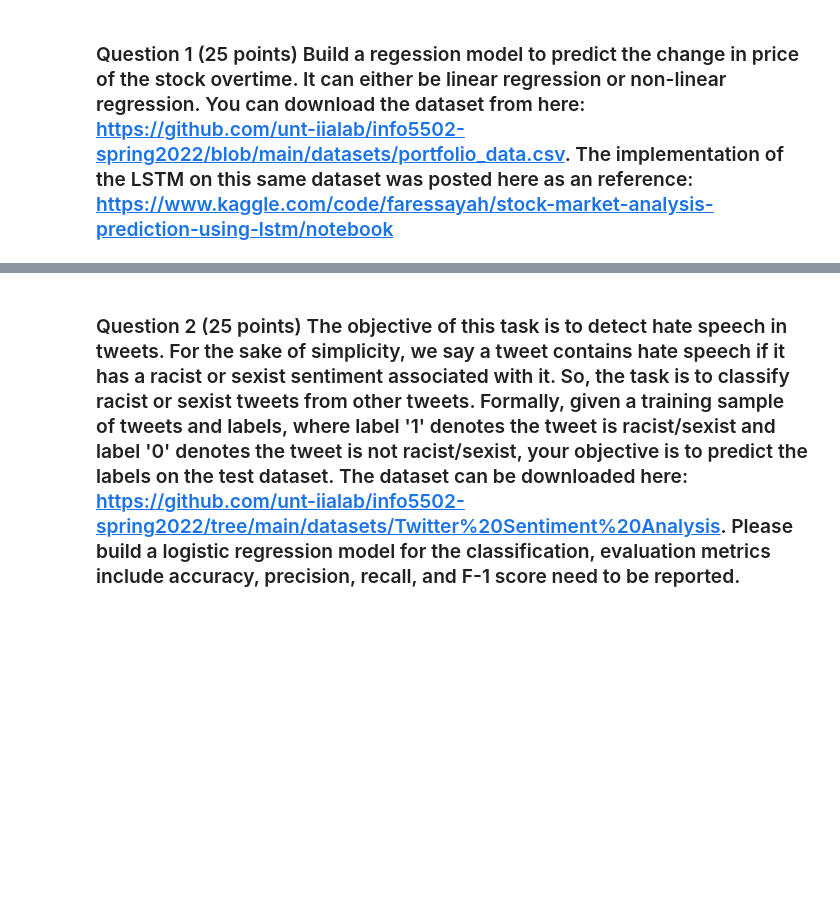
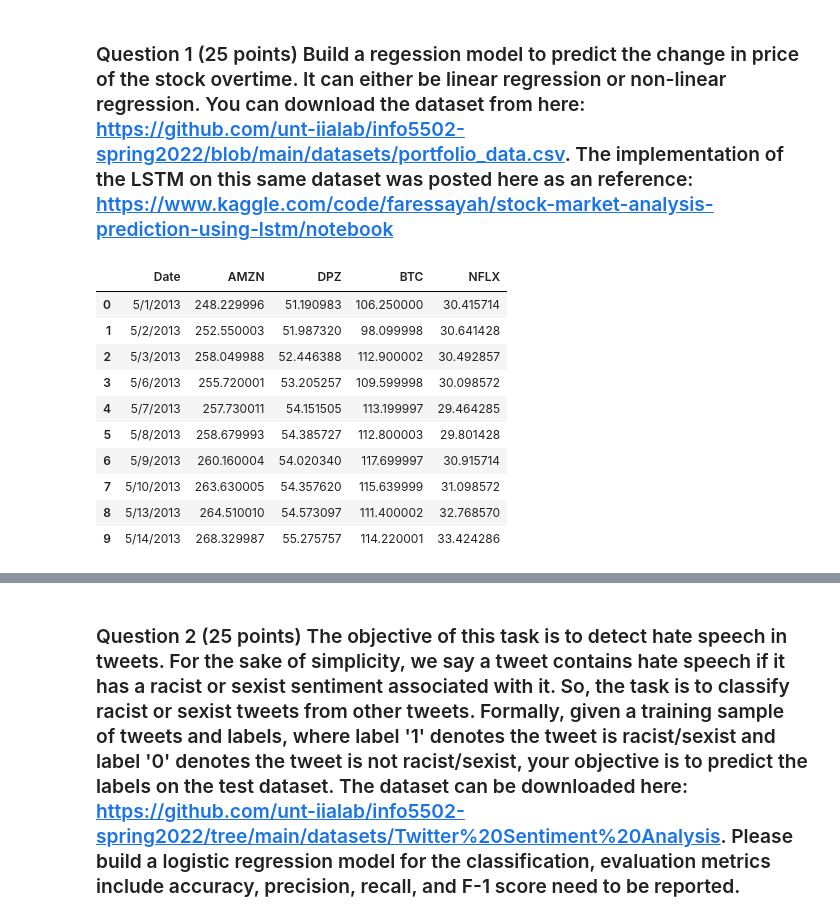
Before and after one commit to nishanth0233/INFO-5502, a Jupyter notebook: lab_assignment_07.ipynb, the cells around one changed output, grey strips where cells are left out. Drawn from its saved outputs; the diff is of its cells as text; code cells hidden in the pictures; blank space fills up the shorter version.

```diff
--- a/lab_assignment_07.ipynb
+++ b/lab_assignment_07.ipynb
@@ -10,0 +21,19 @@ The purpose of this exercise is to build several regression models based on real
+# %%
+# defining the source of date
+url = 'https://raw.githubusercontent.com/unt-iialab/info5502-spring2022/main/datasets/portfolio_data.csv'
+#reading the data frame as portfolio
+Portfolio = pd.read_csv(url)
+#checking the data sample
+Portfolio.head(10)
+# %% [output]
+|  | Date | AMZN | DPZ | BTC | NFLX |
+| 0 | 5/1/2013 | 248.229996 | 51.190983 | 106.250000 | 30.415714 |
+| 1 | 5/2/2013 | 252.550003 | 51.987320 | 98.099998 | 30.641428 |
+| 2 | 5/3/2013 | 258.049988 | 52.446388 | 112.900002 | 30.492857 |
+| 3 | 5/6/2013 | 255.720001 | 53.205257 | 109.599998 | 30.098572 |
+| 4 | 5/7/2013 | 257.730011 | 54.151505 | 113.199997 | 29.464285 |
+| 5 | 5/8/2013 | 258.679993 | 54.385727 | 112.800003 | 29.801428 |
+| 6 | 5/9/2013 | 260.160004 | 54.020340 | 117.699997 | 30.915714 |
+| 7 | 5/10/2013 | 263.630005 | 54.357620 | 115.639999 | 31.098572 |
+| 8 | 5/13/2013 | 264.510010 | 54.573097 | 111.400002 | 32.768570 |
+| 9 | 5/14/2013 | 268.329987 | 55.275757 | 114.220001 | 33.424286 |
```
Also changed, not shown: parts of 4 cells of this notebook.
